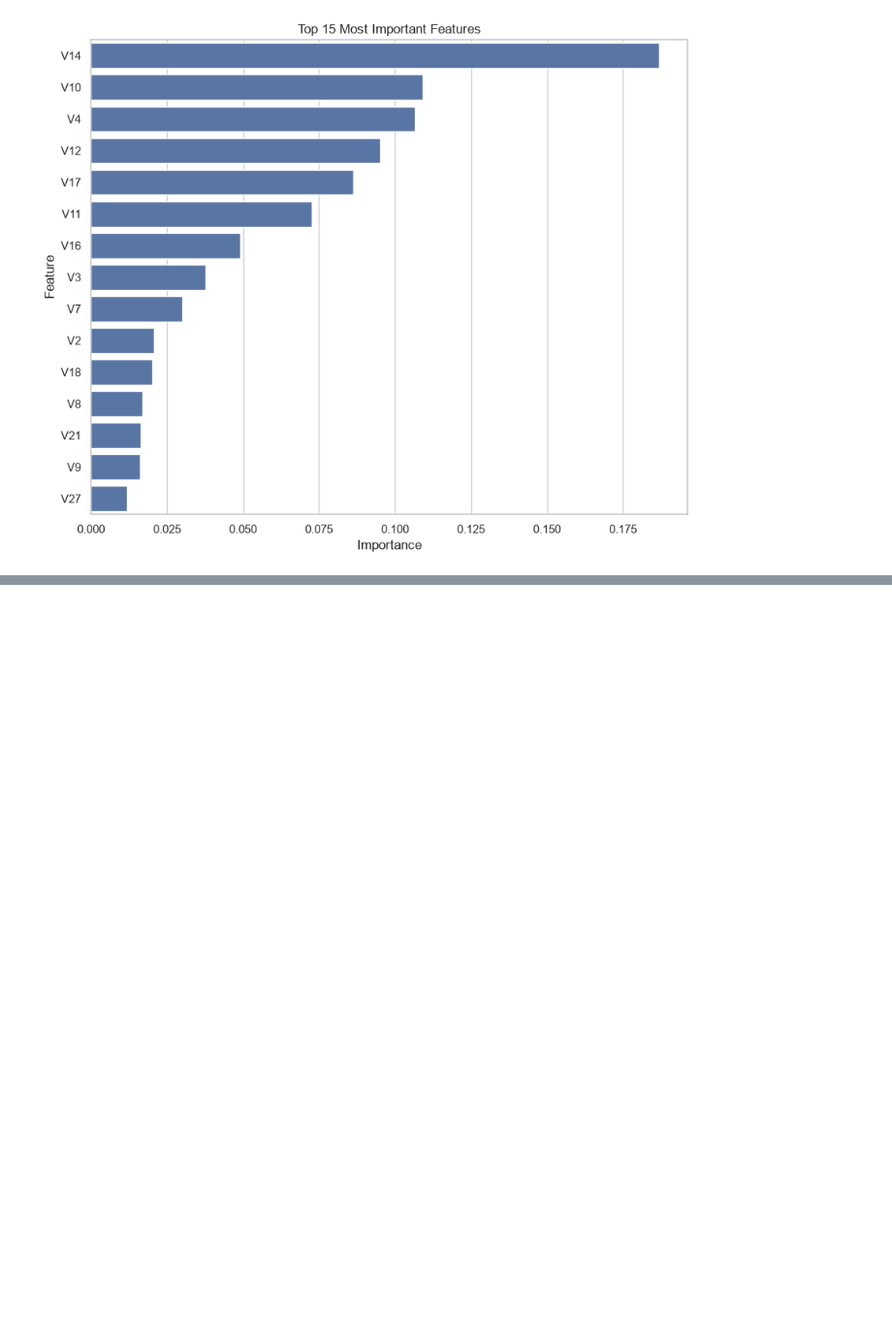
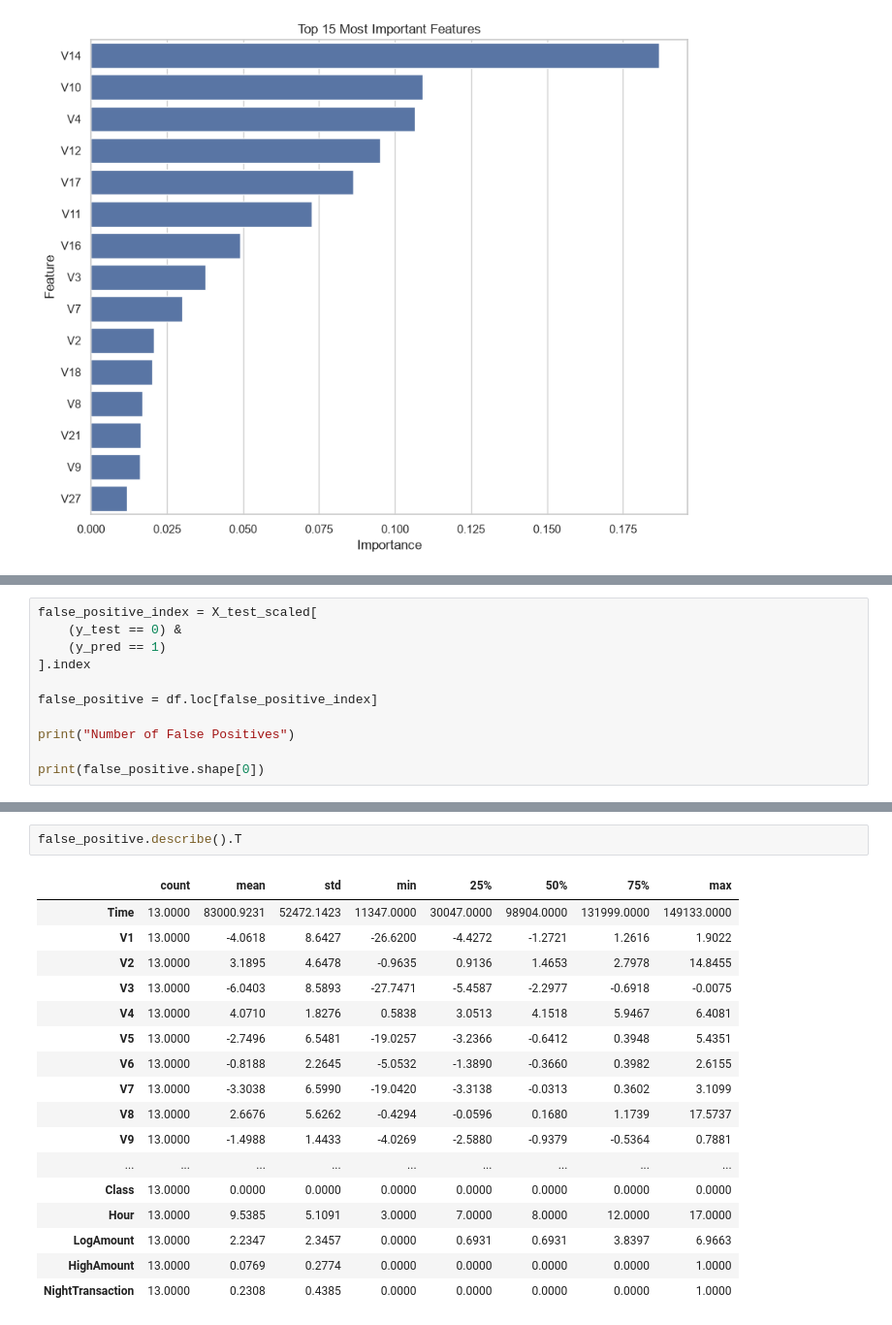
Before and after one commit to meerkanani-40/Credit-Card-Fraud-Detection, a Jupyter notebook: Credit_Card_Fraud_Detection.ipynb, the cells around one changed output, grey strips where cells are left out. Shown at 97% size. Drawn from its saved outputs; the diff is of its cells as text; blank space fills up the shorter version.

```diff
--- a/Credit_Card_Fraud_Detection.ipynb
+++ b/Credit_Card_Fraud_Detection.ipynb
@@ -2210,0 +2293,11 @@ plt.show()
+# %%
+false_positive_index = X_test_scaled[
+    (y_test == 0) &
+    (y_pred == 1)
+].index
+
+false_positive = df.loc[false_positive_index]
+
+print("Number of False Positives")
+
+print(false_positive.shape[0])
@@ -2210,0 +2316,20 @@ plt.show()
+# %%
+false_positive.describe().T
+# %% [output]
+|  | count | mean | std | min | 25% | 50% | 75% | max |
+| Time | 13.0000 | 83000.9231 | 52472.1423 | 11347.0000 | 30047.0000 | 98904.0000 | 131999.0000 | 149133.0000 |
+| V1 | 13.0000 | -4.0618 | 8.6427 | -26.6200 | -4.4272 | -1.2721 | 1.2616 | 1.9022 |
+| V2 | 13.0000 | 3.1895 | 4.6478 | -0.9635 | 0.9136 | 1.4653 | 2.7978 | 14.8455 |
+| V3 | 13.0000 | -6.0403 | 8.5893 | -27.7471 | -5.4587 | -2.2977 | -0.6918 | -0.0075 |
+| V4 | 13.0000 | 4.0710 | 1.8276 | 0.5838 | 3.0513 | 4.1518 | 5.9467 | 6.4081 |
+| V5 | 13.0000 | -2.7496 | 6.5481 | -19.0257 | -3.2366 | -0.6412 | 0.3948 | 5.4351 |
+| V6 | 13.0000 | -0.8188 | 2.2645 | -5.0532 | -1.3890 | -0.3660 | 0.3982 | 2.6155 |
+| V7 | 13.0000 | -3.3038 | 6.5990 | -19.0420 | -3.3138 | -0.0313 | 0.3602 | 3.1099 |
+| V8 | 13.0000 | 2.6676 | 5.6262 | -0.4294 | -0.0596 | 0.1680 | 1.1739 | 17.5737 |
+| V9 | 13.0000 | -1.4988 | 1.4433 | -4.0269 | -2.5880 | -0.9379 | -0.5364 | 0.7881 |
+| ... | ... | ... | ... | ... | ... | ... | ... | ... |
+| Class | 13.0000 | 0.0000 | 0.0000 | 0.0000 | 0.0000 | 0.0000 | 0.0000 | 0.0000 |
+| Hour | 13.0000 | 9.5385 | 5.1091 | 3.0000 | 7.0000 | 8.0000 | 12.0000 | 17.0000 |
+| LogAmount | 13.0000 | 2.2347 | 2.3457 | 0.0000 | 0.6931 | 0.6931 | 3.8397 | 6.9663 |
+| HighAmount | 13.0000 | 0.0769 | 0.2774 | 0.0000 | 0.0000 | 0.0000 | 0.0000 | 1.0000 |
+| NightTransaction | 13.0000 | 0.2308 | 0.4385 | 0.0000 | 0.0000 | 0.0000 | 0.0000 | 1.0000 |
```
Also changed, not shown: parts of 13 cells of this notebook.
